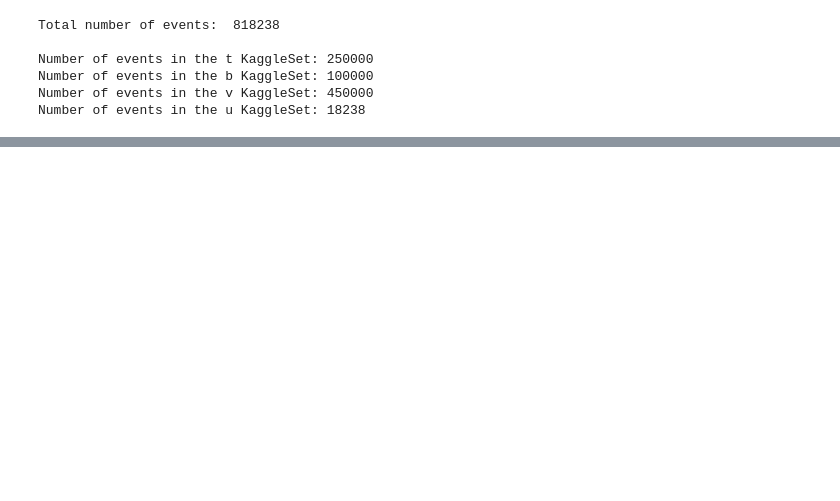
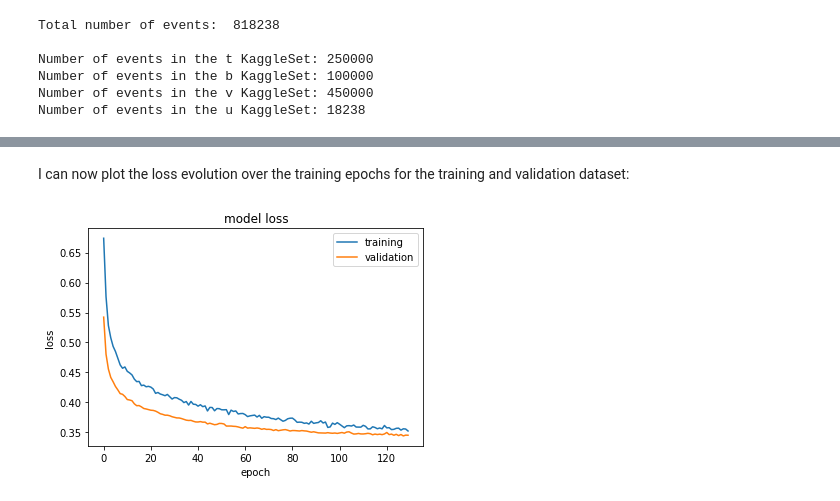
Before and after one commit to JustWhit3/higgs-decay-classification, a Jupyter notebook: Program.ipynb, the cells around one changed output, grey strips where cells are left out. Saved outputs shown, nothing was run; the diff lists cells and outputs as text; code cells hidden in the pictures; blank space fills up the shorter version.

```diff
--- a/Program.ipynb
+++ b/Program.ipynb
@@ -565,0 +190,12 @@ array([[1.4524959e-01, 8.5475045e-01],
+# %% [markdown]
+I can now plot the loss evolution over the training epochs for the training and validation dataset:
+# %%
+plt.plot(history.history['loss'])
+plt.plot(history.history['val_loss'])
+plt.title('model loss')
+plt.ylabel('loss')
+plt.xlabel('epoch')
+plt.legend(['training', 'validation'], loc='upper right')
+plt.show()
+# %% [output]
+[figure, added]
```
Also changed, not shown: parts of 82 cells of this notebook.
